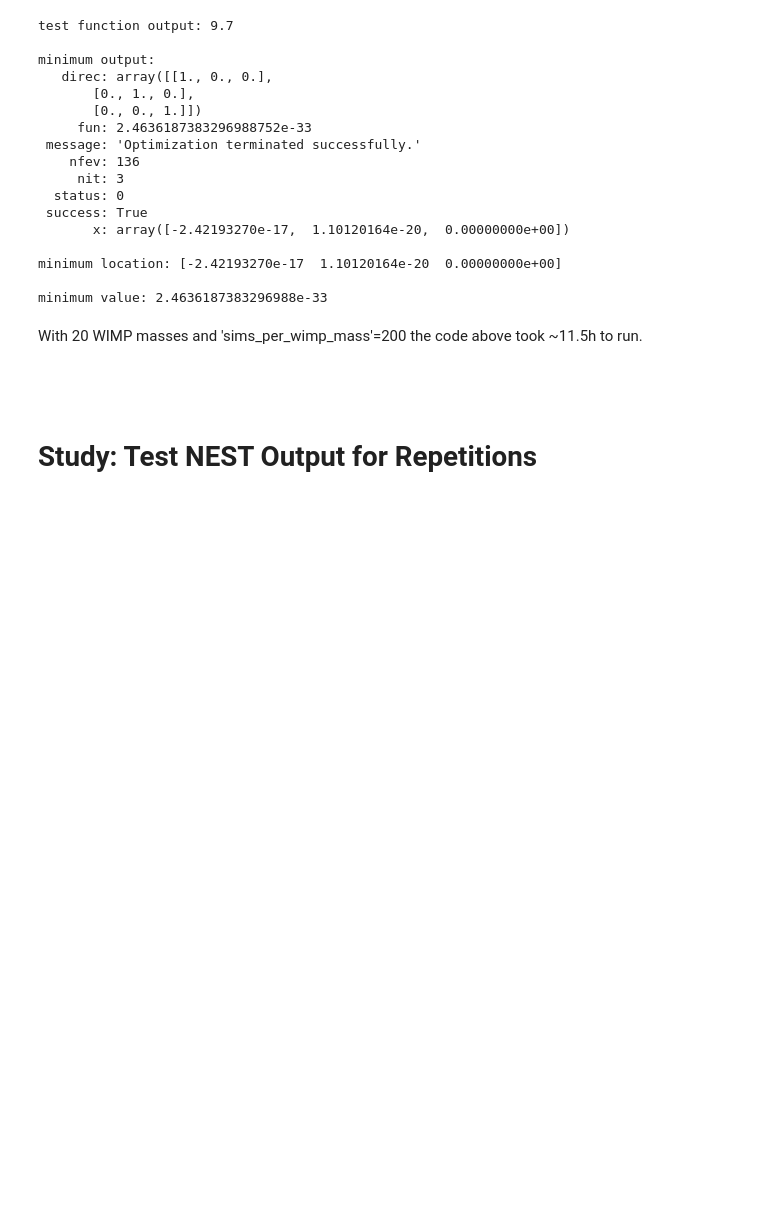
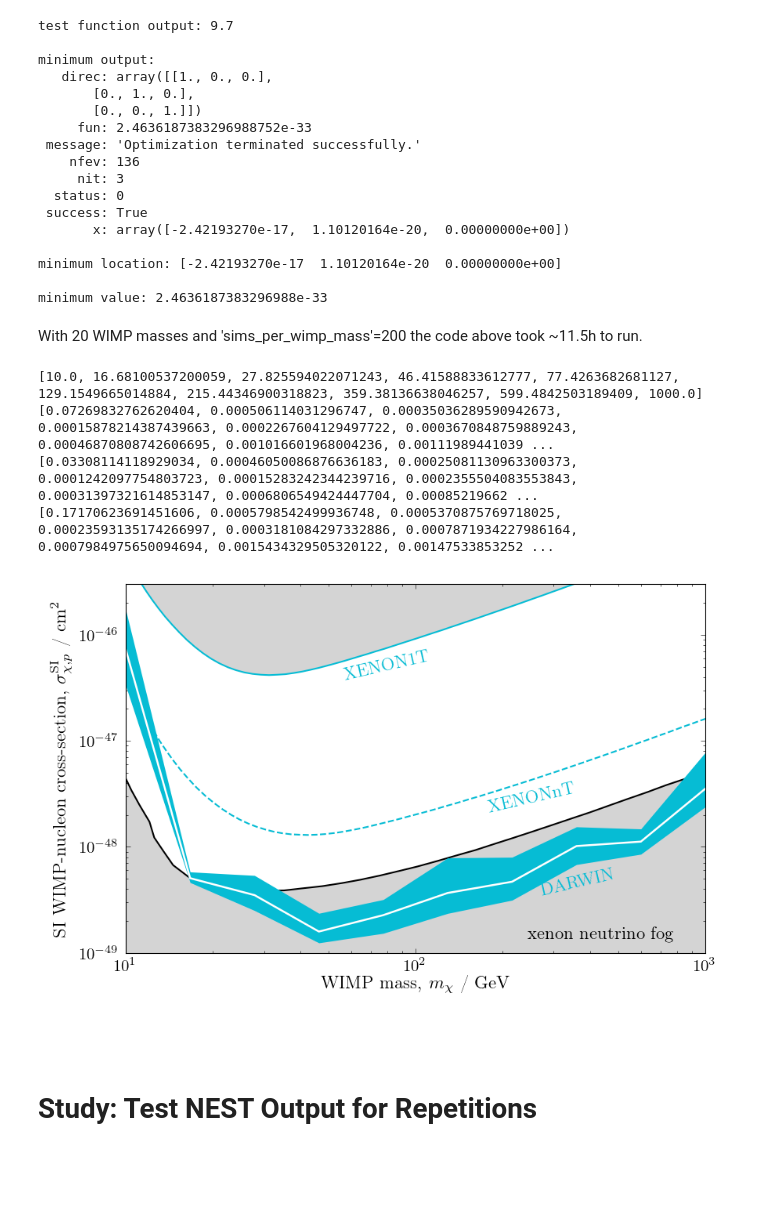
Before and after one commit to DanielBaur/sfsv2, a Jupyter notebook: sfs.ipynb, the cells around one changed output. Cells and saved outputs as stored; diff of their text form; code cells hidden in the pictures; blank space fills up the shorter version.

```diff
--- a/sfs.ipynb
+++ b/sfs.ipynb
@@ -2324,16 +2307,18 @@ With 20 WIMP masses and 'sims_per_wimp_mass'=200 the code above took ~11.5h to r
 # %%
 
 
-if [False,True][0]:
+if [False,True][1]:
 
-    #wimp_parameter_exclusion_curve_dict_loaded = sfs.get_dict_from_json("/home/daniel/Desktop/arbeitsstuff/sfs/test_sensi_curve_dict" +"__" +datestring +".json")
-    #wimp_parameter_exclusion_curve_dict_loaded = sfs.get_dict_from_json("/home/daniel/Desktop/arbeitsstuff/sfs/test_sensi_curve_dict__20230424_0507.json") # 6:38h
+    # looks most like what you'd expect but the code back then still had some bugs...
+    wimp_parameter_exclusion_curve_dict_loaded = sfs.get_dict_from_json("/home/daniel/Desktop/arbeitsstuff/sfs/test_sensi_curve_dict__20230424_0507.json") # 6:38h
     #wimp_parameter_exclusion_curve_dict_loaded = sfs.get_dict_from_json("/home/daniel/Desktop/arbeitsstuff/sfs/test_sensi_curve_dict__20230601_1813.json") # 6:38h
     #wimp_parameter_exclusion_curve_dict_loaded = sfs.get_dict_from_json("/home/daniel/Desktop/arbeitsstuff/sfs/test_sensi_curve_dict__20230602_2110.json") # 6:38h
     #wimp_parameter_exclusion_curve_dict_loaded = sfs.get_dict_from_json("/home/daniel/Desktop/arbeitsstuff/sfs/test_sensi_curve_dict__20230603_1736.json") # 6:38h
     #wimp_parameter_exclusion_curve_dict_loaded = sfs.get_dict_from_json("/home/daniel/Desktop/arbeitsstuff/sfs/test_sensi_curve_dict__20230604_1736.json") # 6:38h
 #    wimp_parameter_exclusion_curve_dict_loaded = sfs.combine_and_sort_ndarrays([np.load("/home/daniel/Desktop/arbeitsstuff/sfs/test_sensi_curve_dict__20230604_1736.json"), np.load("/home/daniel/Desktop/arbeitsstuff/sfs/test_sensi_curve_dict__20230605_1554.json")], "wimp_mass_gev"),
-    wimp_parameter_exclusion_curve_dict_loaded = sfs.get_dict_from_json("/home/daniel/Desktop/arbeitsstuff/sfs/test_sensi_curve_dict__20230605_1554.json") # 6:38h
+
+    # largest statistics so far
+    #wimp_parameter_exclusion_curve_dict_loaded = sfs.get_dict_from_json("/home/daniel/Desktop/arbeitsstuff/sfs/test_sensi_curve_dict__20230605_1554.json") # 6:38h
 
 
 
@@ -2372,38 +2357,47 @@ if [False,True][0]:
                     ascd["output"]["upper_upper_limit_list"][k],
                     ascd["output"]["mean_upper_limit_list"][k],
                     ascd["output"]["standard_deviation_upper_limit_list"][k]
                 ) for k, wimp_mass_gev in enumerate(ascd["input"]["limit__wimp_mass_gev_list"])]
             data = data +data_add
         data_ndarray = np.array(data, scd_dtype)
         data_ndarray.sort(order="wimp_mass_gev")
 
         # implementing combined data into 'scd'
         scd["input"]["limit__wimp_mass_gev_list"] = list(data_ndarray["wimp_mass_gev"])
         scd["output"]["median_upper_limit_list"] = list(data_ndarray["median_upper_limit_list"])
         scd["output"]["lower_upper_limit_list"] = list(data_ndarray["lower_upper_limit_list"])
         scd["output"]["upper_upper_limit_list"] = list(data_ndarray["upper_upper_limit_list"])
         scd["output"]["mean_upper_limit_list"] = list(data_ndarray["mean_upper_limit_list"])
         scd["output"]["standard_deviation_upper_limit_list"] = list(data_ndarray["standard_deviation_upper_limit_list"])
 
         return scd
 
 
     #
-    wimp_parameter_exclusion_curve_dict_loaded = add_sensitivity_curve_dicts([
-        sfs.get_dict_from_json("/home/daniel/Desktop/arbeitsstuff/sfs/test_sensi_curve_dict__20230605_1554.json"),
-        sfs.get_dict_from_json("/home/daniel/Desktop/arbeitsstuff/sfs/test_sensi_curve_dict__20230606_1039.json")
-    ])
+    #wimp_parameter_exclusion_curve_dict_loaded = add_sensitivity_curve_dicts([
+    #    sfs.get_dict_from_json("/home/daniel/Desktop/arbeitsstuff/sfs/test_sensi_curve_dict__20230605_1554.json"),
+    #    sfs.get_dict_from_json("/home/daniel/Desktop/arbeitsstuff/sfs/test_sensi_curve_dict__20230606_1039.json")
+    #])
 
 
     sfs.plot_sensitivity_curve_comparison(
         sensitivity_curve_dict_list   = [wimp_parameter_exclusion_curve_dict_loaded],
         flag_comp_values              = [],#np.geomspace(start=2.3, stop=4.7, num=4, endpoint=True),
         cbar_label                    = r"drift field strength, $E_{\mathrm{drift}}$ / $\mathrm{\frac{V}{cm}}$",
-        legend_colors                 = ["red"],
+        legend_colors                 = [miscfig.colorstring_nrs],
         plot_logxscale                = True,
         plot_logyscale                = True,
         output_abspath_list           = [path+ "test__plot_sensitivity_curve_comparison.png" for path in abspath_list_plots],
+        flag_plot_neutrino_fog        = [False,True][1],
+        plot_y_axlim                  = [10**(-49), 3*10**(-46)],
+        plot_aspect_ratio             = 10/16,
     )
+# %% [output]
+[10.0, 16.68100537200059, 27.825594022071243, 46.41588833612777, 77.4263682681127, 129.1549665014884, 215.44346900318823, 359.38136638046257, 599.4842503189409, 1000.0]
+[0.07269832762620404, 0.000506114031296747, 0.00035036289590942673, 0.00015878214387439663, 0.0002267604129497722, 0.0003670848759889243, 0.00046870808742606695, 0.001016601968004236, 0.00111989441039 ...
+[0.03308114118929034, 0.00046050086876636183, 0.00025081130963300373, 0.0001242097754803723, 0.00015283242344239716, 0.0002355504083553843, 0.00031397321614853147, 0.0006806549424447704, 0.00085219662 ...
+[0.17170623691451606, 0.0005798542499936748, 0.0005370875769718025, 0.00023593135174266997, 0.0003181084297332886, 0.0007871934227986164, 0.0007984975650094694, 0.0015434329505320122, 0.00147533853252 ...
+[figure, added]
 # %% [markdown]
 
 <br>
```
Also changed, not shown: parts of 2 cells of this notebook, 1 other file.
